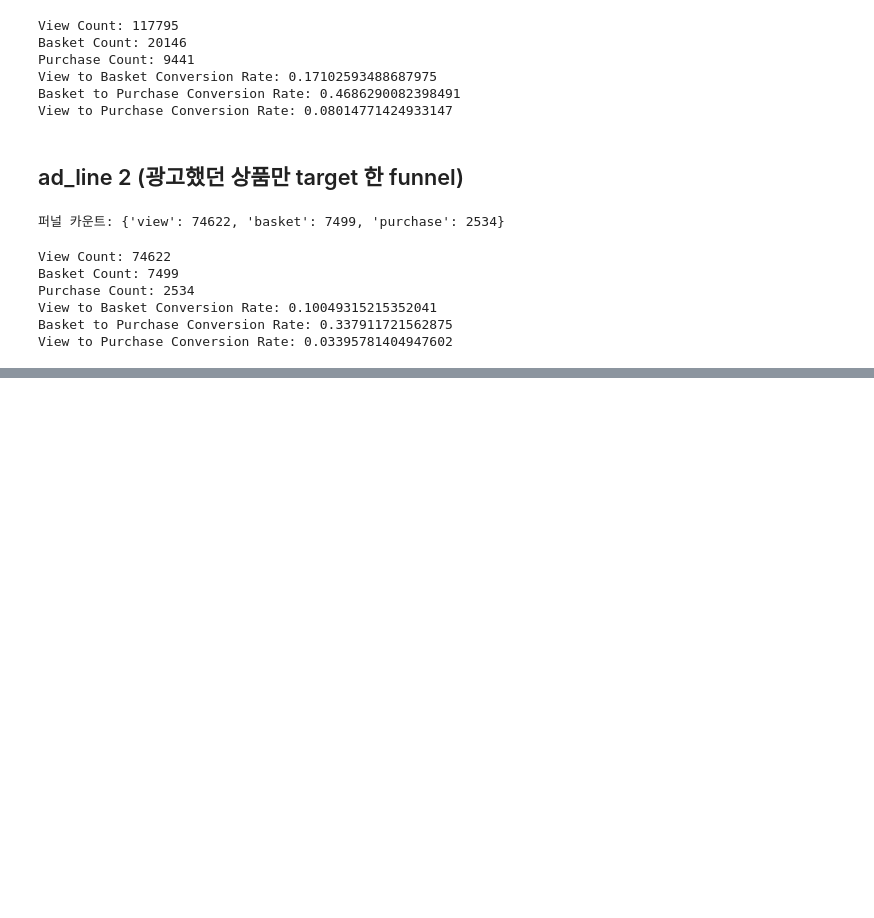
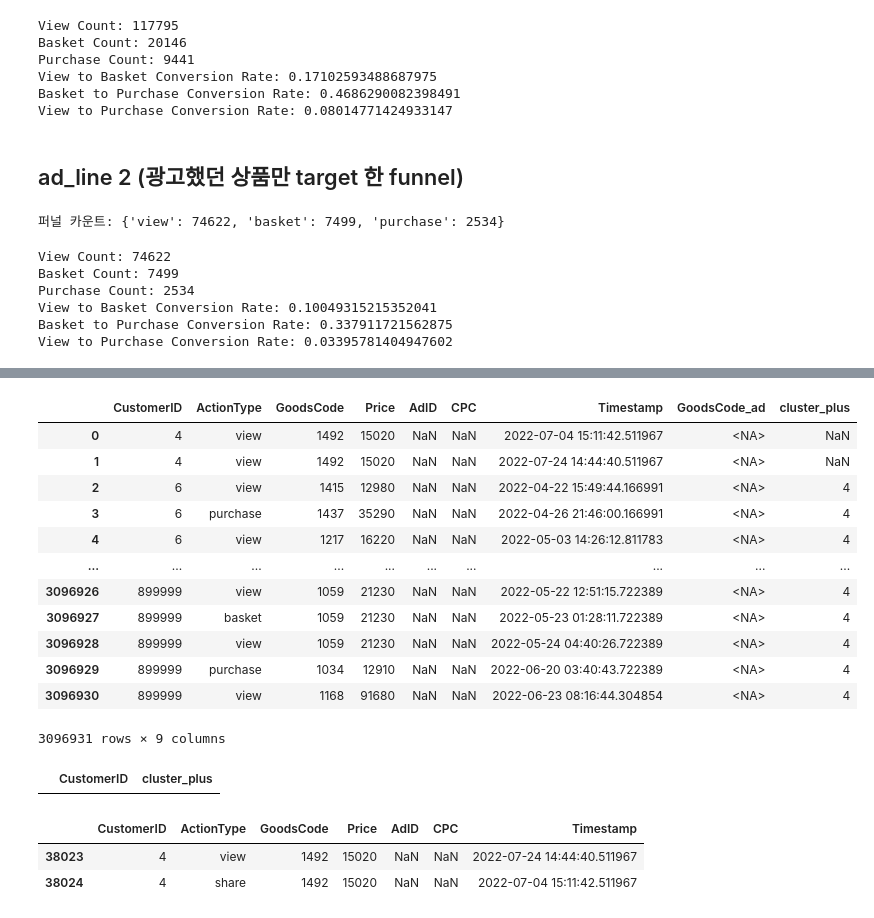
Before and after one commit to kyeob1107/Four-A, a Jupyter notebook: 2nd dataset/khj/New_funnel.ipynb, the cells around one changed output, grey strips where cells are left out. Drawn from its saved outputs; the diff is of its cells as text; code cells hidden in the pictures; blank space fills up the shorter version.

```diff
--- a/2nd dataset/khj/New_funnel.ipynb
+++ b/2nd dataset/khj/New_funnel.ipynb
@@ -1397,0 +1400,3 @@ fig.show()
+# %%
+customer_cluster = pd.read_parquet('/Users/hj/Documents/Four-A/2nd dataset/khj/data/customer_cluster_info (1).parquet')
+customer_cluster
@@ -1397,0 +1428,27 @@ fig.show()
+# %%
+new_file_2 = new_file.merge(customer_cluster, on='CustomerID', how='left')
+new_file_2
+# %% [output]
+|  | CustomerID | ActionType | GoodsCode | Price | AdID | CPC | Timestamp | GoodsCode_ad | cluster_plus |
+| 0 | 4 | view | 1492 | 15020 | NaN | NaN | 2022-07-04 15:11:42.511967 | <NA> | NaN |
+| 1 | 4 | view | 1492 | 15020 | NaN | NaN | 2022-07-24 14:44:40.511967 | <NA> | NaN |
+| 2 | 6 | view | 1415 | 12980 | NaN | NaN | 2022-04-22 15:49:44.166991 | <NA> | 4 |
+| 3 | 6 | purchase | 1437 | 35290 | NaN | NaN | 2022-04-26 21:46:00.166991 | <NA> | 4 |
+| 4 | 6 | view | 1217 | 16220 | NaN | NaN | 2022-05-03 14:26:12.811783 | <NA> | 4 |
+| ... | ... | ... | ... | ... | ... | ... | ... | ... | ... |
+| 3096926 | 899999 | view | 1059 | 21230 | NaN | NaN | 2022-05-22 12:51:15.722389 | <NA> | 4 |
+| 3096927 | 899999 | basket | 1059 | 21230 | NaN | NaN | 2022-05-23 01:28:11.722389 | <NA> | 4 |
+| 3096928 | 899999 | view | 1059 | 21230 | NaN | NaN | 2022-05-24 04:40:26.722389 | <NA> | 4 |
+| 3096929 | 899999 | purchase | 1034 | 12910 | NaN | NaN | 2022-06-20 03:40:43.722389 | <NA> | 4 |
+| 3096930 | 899999 | view | 1168 | 91680 | NaN | NaN | 2022-06-23 08:16:44.304854 | <NA> | 4 |
+3096931 rows × 9 columns
+# %%
+customer_cluster[customer_cluster['CustomerID']==4]
+# %% [output]
+|  | CustomerID | cluster_plus |
+# %%
+log[log['CustomerID']==4]
+# %% [output]
+|  | CustomerID | ActionType | GoodsCode | Price | AdID | CPC | Timestamp |
+| 38023 | 4 | view | 1492 | 15020 | NaN | NaN | 2022-07-24 14:44:40.511967 |
+| 38024 | 4 | share | 1492 | 15020 | NaN | NaN | 2022-07-04 15:11:42.511967 |
```
Also changed, not shown: parts of 4 cells of this notebook, 1 other file.
